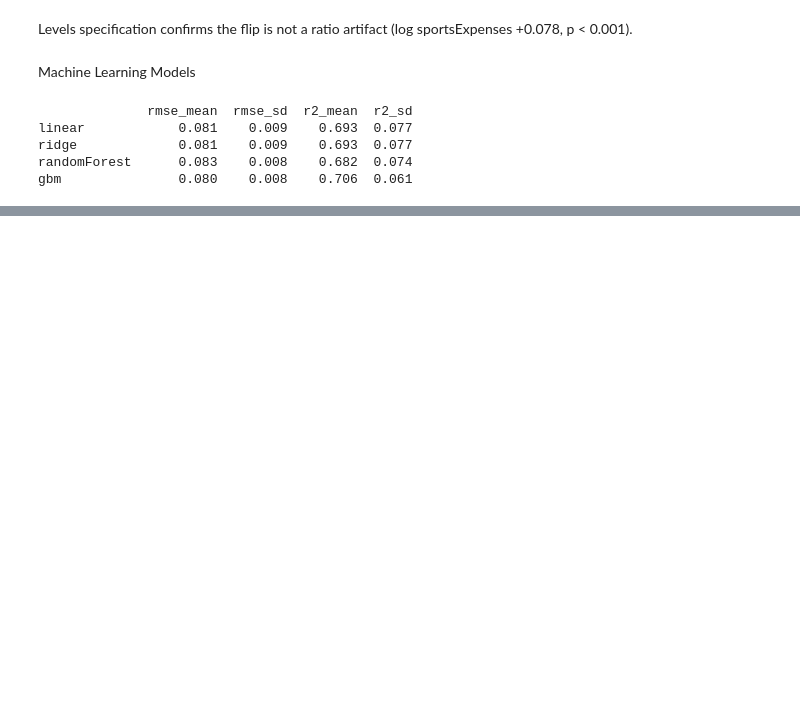
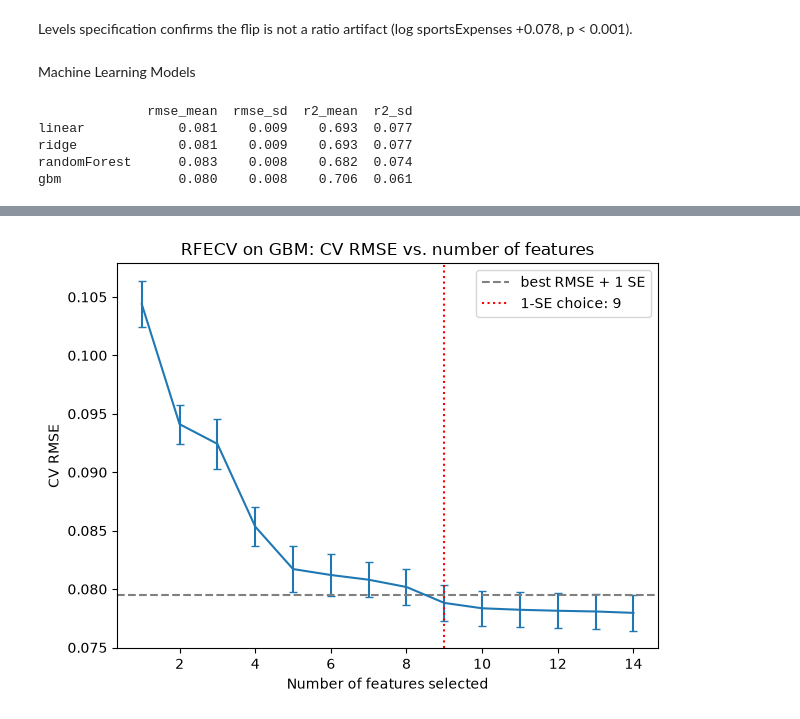
Before and after one commit to Valen0604/Valen0604.github.io, a Jupyter notebook: athletic-spending-outcomes/Python_Extension/main.ipynb, the cells around one changed output, grey strips where cells are left out. Saved outputs shown, nothing was run; the diff lists cells and outputs as text; code cells hidden in the pictures; blank space fills up the shorter version.

```diff
--- a/athletic-spending-outcomes/Python_Extension/main.ipynb
+++ b/athletic-spending-outcomes/Python_Extension/main.ipynb
@@ -184,0 +188,6 @@ gbm               0.080    0.008    0.706  0.061
+# %%
+minFeatures = 1
+GBModel = Pipeline([("prep", preprocess), ("featureSelec", RFECV(estimator= GradientBoostingRegressor(random_state=42), cv=cv, scoring="neg_root_mean_squared_error",
+                                                                 min_features_to_select=minFeatures)),
+                    ("model", GradientBoostingRegressor(random_state=42))])
+GBModel.fit(X_train, y_train, model__sample_weight=w_train)
@@ -184,0 +212,26 @@ gbm               0.080    0.008    0.706  0.061
+# %%
+sel = GBModel.named_steps["featureSelec"]
+n_folds = cv.get_n_splits()
+
+cv_results = pd.DataFrame({
+    "n_features": sel.cv_results_["n_features"],
+    "rmse": -sel.cv_results_["mean_test_score"],
+    "se": sel.cv_results_["std_test_score"] / np.sqrt(n_folds),
+})
+
+best = cv_results["rmse"].min()
+threshold = best + cv_results.loc[cv_results["rmse"].idxmin(), "se"]
+n_one_se = cv_results.loc[cv_results["rmse"] <= threshold, "n_features"].min()
+
+plt.figure()
+plt.errorbar(cv_results["n_features"], cv_results["rmse"], yerr=cv_results["se"], capsize=3)
+plt.axhline(threshold, ls="--", color="gray", label="best RMSE + 1 SE")
+plt.axvline(n_one_se, ls=":", color="red", label=f"1-SE choice: {n_one_se}")
+plt.xlabel("Number of features selected")
+plt.ylabel("CV RMSE")
+plt.title("RFECV on GBM: CV RMSE vs. number of features")
+plt.legend()
+plt.tight_layout()
+plt.show()
+# %% [output]
+[figure, added]
```
Also changed, not shown: parts of 13 cells of this notebook.
